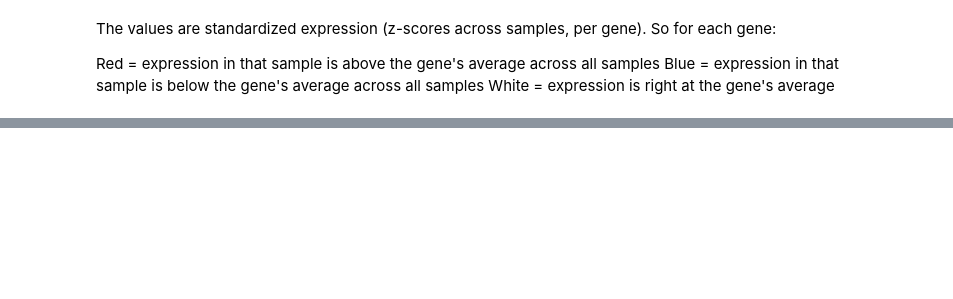
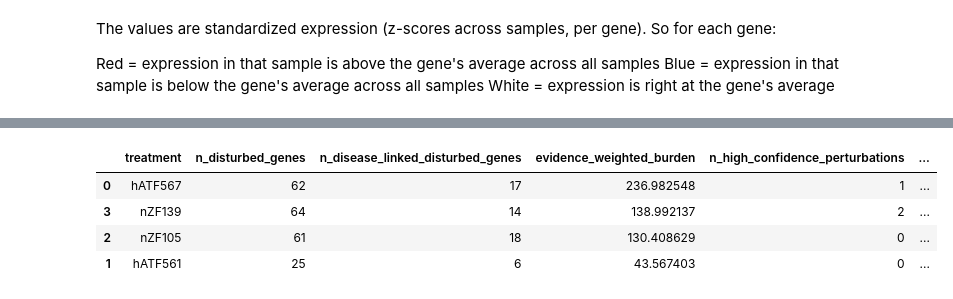
Before and after one commit to kbarker223/Genetic-Expression-Analysis, a Jupyter notebook: NSC_risk_analysis.ipynb, the cells around one changed output, grey strips where cells are left out. Saved outputs shown, nothing was run; the diff lists cells and outputs as text; code cells hidden in the pictures; blank space fills up the shorter version.

Commit message:
NSC and risk analysis files

```diff
--- a/lasso_pred_treatment.ipynb
+++ b/NSC_risk_analysis.ipynb
@@ -437,15 +219,0 @@ We selected threshold 2.2 as the most stringent threshold maintaining strong sig
-# %%
-freq_24 = np.array([r[1] for r in boot_results if r[0] == 2.4]).sum(axis=0) / N_BOOTSTRAP
-threshold_stability_dfs[2.4] = pd.DataFrame({
-    'gene_id': gene_cols,
-    'selection_frequency': freq_24,
-})
-
-for threshold in [2.0, 2.4]:
-    stable = (threshold_stability_dfs[threshold]
-              .query('selection_frequency >= 0.5')
-              .sort_values('selection_frequency', ascending=False))
-    print(f"\n{'='*60}")
-    print(f"THRESHOLD {threshold}: {len(stable)} genes at >=50% stability")
-    print(f"{'='*60}")
-    print(stable.to_string(index=False))
@@ -936,0 +616,22 @@ Bottom corners = large effect but no statistical confidence (often noise)
+# %%
+# Build long-format per-gene log2FC table for each Pareto-optimal treatment
+
+gene_cols = [c for c in sub.columns if c.startswith('ENSG')]
+control_means = sub.loc[sub['sample_type'] == 'Control', gene_cols].mean(axis=0)
+pseudocount = 0.5
+
+log2fc_records = []
+for tx in pareto_treatments:
+    tx_means = sub.loc[sub['sample_type'] == tx, gene_cols].mean(axis=0)
+    log2fc = np.log2((tx_means + pseudocount) / (control_means + pseudocount))
+
+    log2fc_records.append(pd.DataFrame({
+        'treatment': tx,
+        'gene_id': gene_cols,
+        'log2fc': log2fc.values,
+        'abs_log2fc': np.abs(log2fc.values),
+    }))
+
+log2fc_long = pd.concat(log2fc_records, ignore_index=True)
+print(f"log2fc_long shape: {log2fc_long.shape}")
+print(log2fc_long.head())
@@ -936,0 +729,8 @@ Bottom corners = large effect but no statistical confidence (often noise)
+# %%
+risk_df
+# %% [output]
+|  | treatment | n_disturbed_genes | n_disease_linked_disturbed_genes | evidence_weighted_burden | n_high_confidence_perturbations | ... |
+| 0 | hATF567 | 62 | 17 | 236.982548 | 1 | ... |
+| 3 | nZF139 | 64 | 14 | 138.992137 | 2 | ... |
+| 2 | nZF105 | 61 | 18 | 130.408629 | 0 | ... |
+| 1 | hATF561 | 25 | 6 | 43.567403 | 0 | ... |
```
Also changed, not shown: parts of 50 cells of this notebook, 4 other files.
